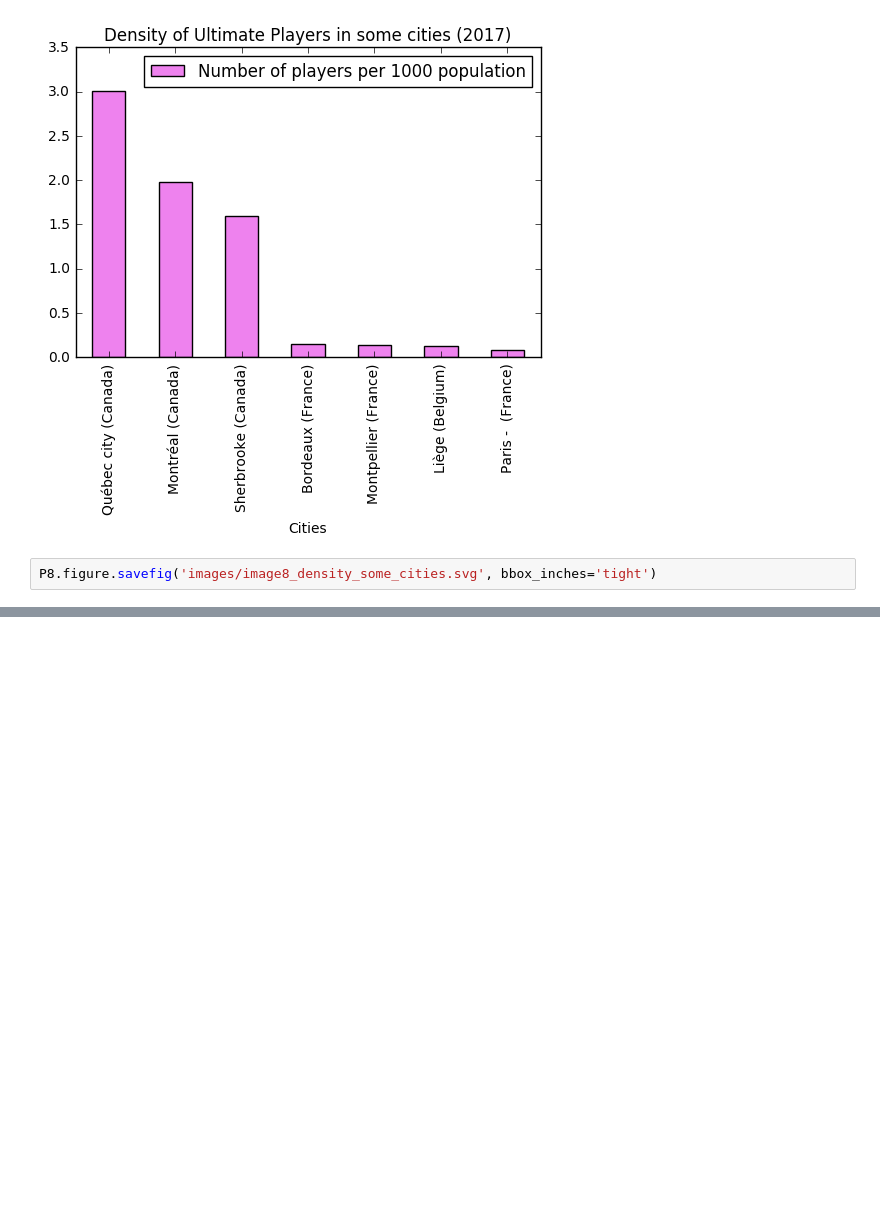
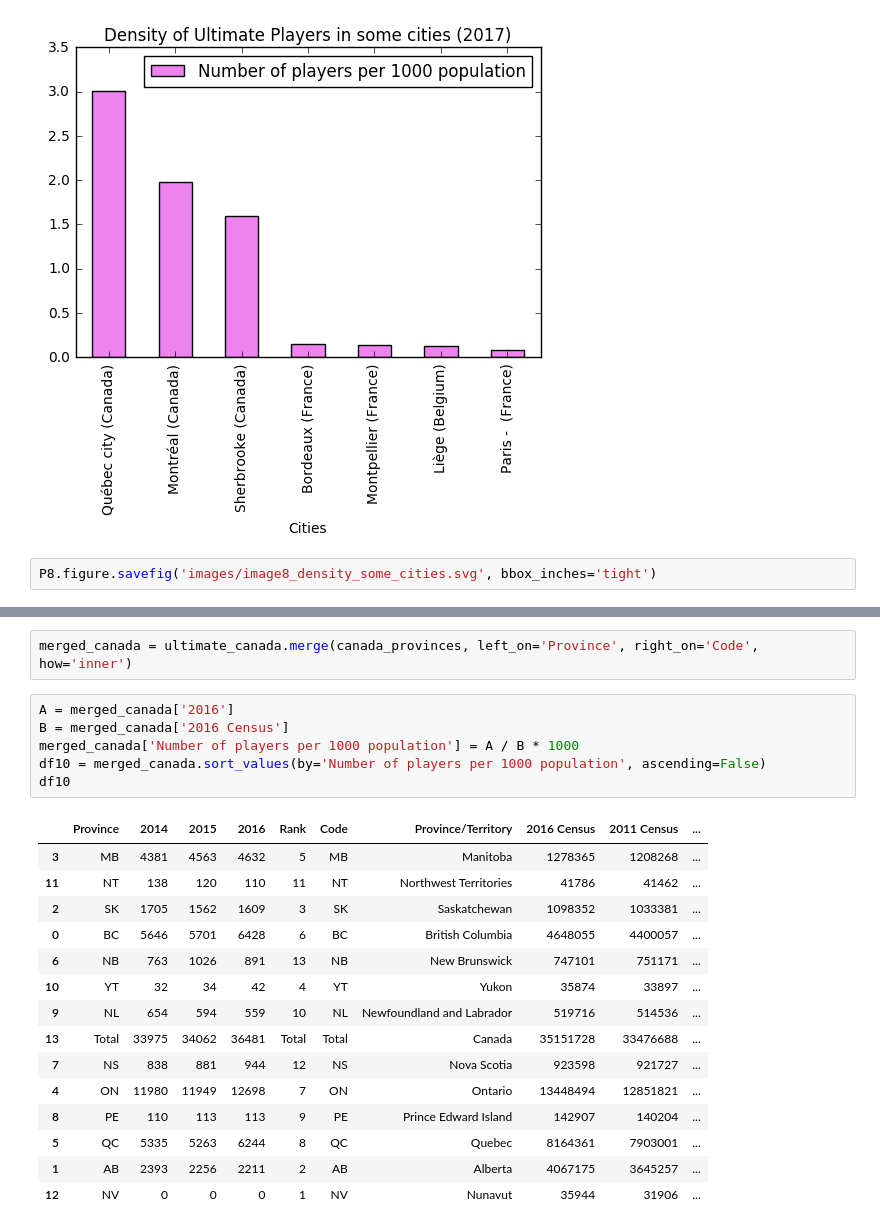
Before and after one commit to seblabbe/wfdf-player-density, a Jupyter notebook: WFDF Player Density Per Country 2014.ipynb, the cells around one changed output, grey strips where cells are left out. Cells and saved outputs as stored; diff of their text form; blank space fills up the shorter version.

```diff
--- a/WFDF Player Density Per Country 2014.ipynb
+++ b/WFDF Player Density Per Country 2014.ipynb
@@ -411,0 +475,24 @@ P8.figure.savefig('images/image8_density_some_cities.svg', bbox_inches='tight')
+# %%
+merged_canada = ultimate_canada.merge(canada_provinces, left_on='Province', right_on='Code', how='inner')
+# %%
+A = merged_canada['2016']
+B = merged_canada['2016 Census']
+merged_canada['Number of players per 1000 population'] = A / B * 1000
+df10 = merged_canada.sort_values(by='Number of players per 1000 population', ascending=False)
+df10
+# %% [output]
+|  | Province | 2014 | 2015 | 2016 | Rank | Code | Province/Territory | 2016 Census | 2011 Census | ... |
+| 3 | MB | 4381 | 4563 | 4632 | 5 | MB | Manitoba | 1278365 | 1208268 | ... |
+| 11 | NT | 138 | 120 | 110 | 11 | NT | Northwest Territories | 41786 | 41462 | ... |
+| 2 | SK | 1705 | 1562 | 1609 | 3 | SK | Saskatchewan | 1098352 | 1033381 | ... |
+| 0 | BC | 5646 | 5701 | 6428 | 6 | BC | British Columbia | 4648055 | 4400057 | ... |
+| 6 | NB | 763 | 1026 | 891 | 13 | NB | New Brunswick | 747101 | 751171 | ... |
+| 10 | YT | 32 | 34 | 42 | 4 | YT | Yukon | 35874 | 33897 | ... |
+| 9 | NL | 654 | 594 | 559 | 10 | NL | Newfoundland and Labrador | 519716 | 514536 | ... |
+| 13 | Total | 33975 | 34062 | 36481 | Total | Total | Canada | 35151728 | 33476688 | ... |
+| 7 | NS | 838 | 881 | 944 | 12 | NS | Nova Scotia | 923598 | 921727 | ... |
+| 4 | ON | 11980 | 11949 | 12698 | 7 | ON | Ontario | 13448494 | 12851821 | ... |
+| 8 | PE | 110 | 113 | 113 | 9 | PE | Prince Edward Island | 142907 | 140204 | ... |
+| 5 | QC | 5335 | 5263 | 6244 | 8 | QC | Quebec | 8164361 | 7903001 | ... |
+| 1 | AB | 2393 | 2256 | 2211 | 2 | AB | Alberta | 4067175 | 3645257 | ... |
+| 12 | NV | 0 | 0 | 0 | 1 | NV | Nunavut | 35944 | 31906 | ... |
```
Also changed, not shown: parts of 11 cells of this notebook, 4 other files.
